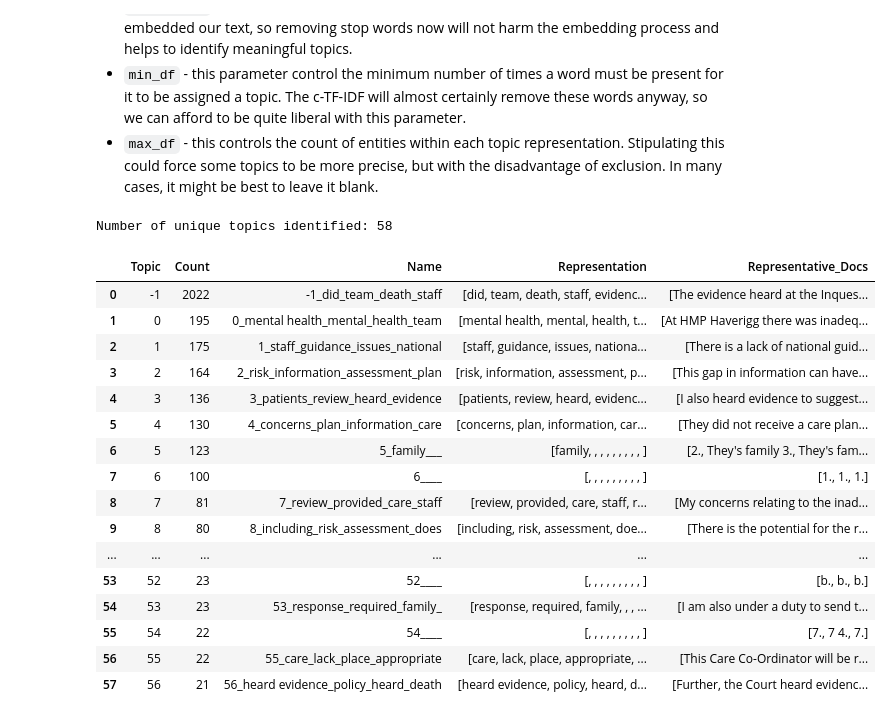
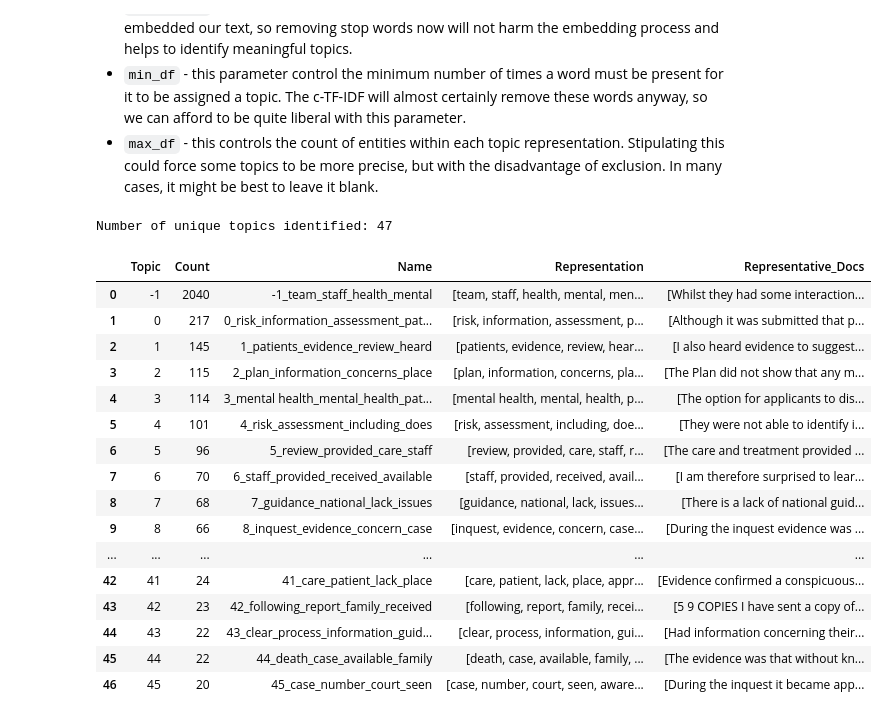
Before and after one commit to Samuel-Osian-Andrews/PFD_NLP, a Jupyter notebook: Scripts/3_BERTopic.ipynb, the cells around one changed output. Drawn from its saved outputs; the diff is of its cells as text; code cells hidden in the pictures.

Commit message:
Implement both sentence and paragraph splitter

```diff
--- a/Scripts/3_BERTopic.ipynb
+++ b/Scripts/3_BERTopic.ipynb
@@ -30,11 +31,3 @@ reports = data['CleanContent']
 Before embedding our text, it's useful to first split our reports into sentences. BERTopic generally performs poorly on larger documents, as this tends to result in noisy topics.
 
 Splitting our reports into sentences means that BERTopic will not represent individual reports with a topic out-of-the-box, but we can do this manually (for example, by aggreagating topics within each report).
-# %%
-import re
-from nltk.tokenize import sent_tokenize
-
-sentences = [sent_tokenize(report) for report in reports]
-sentences = [sentence for doc in sentences for sentence in doc]
-sentences = pd.DataFrame(sentences, columns=['sentences'])
-sentences
@@ -90,20 +205,20 @@ new_sentences = []
 original_sentences = []
 
 # Sample 30 sentences from the dataframe
-random.seed(12345)
-sample_sentences = random.sample(range(len(sentences)), 30)
+random.seed(1234)
+sample_sentences = random.sample(range(len(split_reports)), 30)
 
 # Start the clock
 start_time = time.time()
 
-# Process each sentence with GPT-3.5 Turbo
+# Process each sentence with GPT-4 Turbo
 for count, idx in enumerate(sample_sentences, start=1):
-    sentence = sentences['sentences'].iloc[idx]
+    sentence = split_reports['Sentence'].iloc[idx]
     success = False
     while not success:
         try:
             response = client.chat.completions.create(
-                model="gpt-4-turbo",
+                model="gpt-4o-mini",
                 messages=build_prompt(sentence),
                 temperature=0,
                 seed=18062024
@@ -147,12 +278,12 @@ start_time = time.time()
 
 # Process each sentence with GPT-3.5 Turbo
 for idx in range(len(sentences)):
-    sentence = sentences['sentences'].iloc[idx]
+    sentence = split_reports['Sentence'].iloc[idx]
     success = False
     while not success:
         try:
             response = client.chat.completions.create(
-                model="gpt-4-turbo",
+                model="gpt-4o-mini",
                 messages=build_prompt(sentence),
                 temperature=0,
                 seed=18062024
@@ -217,0 +354,3 @@ embedding_model = OpenAIBackend(client, "text-embedding-3-small")
+# %%
+processed_sentences = [sentence for sentence in processed_sentences if len(sentence) > 20]
+processed_sentences
@@ -306,40 +463,41 @@ vectorizer_model = CountVectorizer(
 # %%
 from bertopic import BERTopic
 topic_model = BERTopic(#embedding_model=embedding_model, # ...custom embeddings
                        umap_model=umap_model, # ...dimensionality reduction
                        hdbscan_model=hdbscan_model, # ...clustering
                        vectorizer_model=vectorizer_model, # ...vectoriser
+                       calculate_probabilities=True, # ...calculate probabilities
                        )
 
 # Fit the model to data
 topics, probabilities = topic_model.fit_transform(processed_sentences)
 
 # Find unique topics
 unique_topics = set(topics)
 num_unique_topics = len(unique_topics)
 
 print(f"Number of unique topics identified: {num_unique_topics}")
 print("")
 
 # Get topic information
 topic_model.get_topic_info()
-#print("Topic Info:\n", topic_info)
+topic_model.
 # %% [output]
-Number of unique topics identified: 58
+Number of unique topics identified: 47
 |  | Topic | Count | Name | Representation | Representative_Docs |
-| 0 | -1 | 2022 | -1_did_team_death_staff | [did, team, death, staff, evidenc... | [The evidence heard at the Inques... |
-| 1 | 0 | 195 | 0_mental health_mental_health_team | [mental health, mental, health, t... | [At HMP Haverigg there was inadeq... |
-| 2 | 1 | 175 | 1_staff_guidance_issues_national | [staff, guidance, issues, nationa... | [There is a lack of national guid... |
-| 3 | 2 | 164 | 2_risk_information_assessment_plan | [risk, information, assessment, p... | [This gap in information can have... |
-| 4 | 3 | 136 | 3_patients_review_heard_evidence | [patients, review, heard, evidenc... | [I also heard evidence to suggest... |
-| 5 | 4 | 130 | 4_concerns_plan_information_care | [concerns, plan, information, car... | [They did not receive a care plan... |
-| 6 | 5 | 123 | 5_family___ | [family, , , , , , , , , ] | [2., They's family 3., They's fam... |
-| 7 | 6 | 100 | 6____ | [, , , , , , , , , ] | [1., 1., 1.] |
-| 8 | 7 | 81 | 7_review_provided_care_staff | [review, provided, care, staff, r... | [My concerns relating to the inad... |
-| 9 | 8 | 80 | 8_including_risk_assessment_does | [including, risk, assessment, doe... | [There is the potential for the r... |
+| 0 | -1 | 2040 | -1_team_staff_health_mental | [team, staff, health, mental, men... | [Whilst they had some interaction... |
+| 1 | 0 | 217 | 0_risk_information_assessment_pat... | [risk, information, assessment, p... | [Although it was submitted that p... |
+| 2 | 1 | 145 | 1_patients_evidence_review_heard | [patients, evidence, review, hear... | [I also heard evidence to suggest... |
+| 3 | 2 | 115 | 2_plan_information_concerns_place | [plan, information, concerns, pla... | [The Plan did not show that any m... |
+| 4 | 3 | 114 | 3_mental health_mental_health_pat... | [mental health, mental, health, p... | [The option for applicants to dis... |
+| 5 | 4 | 101 | 4_risk_assessment_including_does | [risk, assessment, including, doe... | [They were not able to identify i... |
+| 6 | 5 | 96 | 5_review_provided_care_staff | [review, provided, care, staff, r... | [The care and treatment provided ... |
+| 7 | 6 | 70 | 6_staff_provided_received_available | [staff, provided, received, avail... | [I am therefore surprised to lear... |
+| 8 | 7 | 68 | 7_guidance_national_lack_issues | [guidance, national, lack, issues... | [There is a lack of national guid... |
+| 9 | 8 | 66 | 8_inquest_evidence_concern_case | [inquest, evidence, concern, case... | [During the inquest evidence was ... |
 | ... | ... | ... | ... | ... | ... |
-| 53 | 52 | 23 | 52____ | [, , , , , , , , , ] | [b., b., b.] |
-| 54 | 53 | 23 | 53_response_required_family_ | [response, required, family, , , ... | [I am also under a duty to send t... |
-| 55 | 54 | 22 | 54____ | [, , , , , , , , , ] | [7., 7 4., 7.] |
-| 56 | 55 | 22 | 55_care_lack_place_appropriate | [care, lack, place, appropriate, ... | [This Care Co-Ordinator will be r... |
-| 57 | 56 | 21 | 56_heard evidence_policy_heard_death | [heard evidence, policy, heard, d... | [Further, the Court heard evidenc... |
+| 42 | 41 | 24 | 41_care_patient_lack_place | [care, patient, lack, place, appr... | [Evidence confirmed a conspicuous... |
+| 43 | 42 | 23 | 42_following_report_family_received | [following, report, family, recei... | [5 9 COPIES I have sent a copy of... |
+| 44 | 43 | 22 | 43_clear_process_information_guid... | [clear, process, information, gui... | [Had information concerning their... |
+| 45 | 44 | 22 | 44_death_case_available_family | [death, case, available, family, ... | [The evidence was that without kn... |
+| 46 | 45 | 20 | 45_case_number_court_seen | [case, number, court, seen, aware... | [During the inquest it became app... |
```
Also changed, not shown: parts of 17 cells of this notebook, 2 other files.
